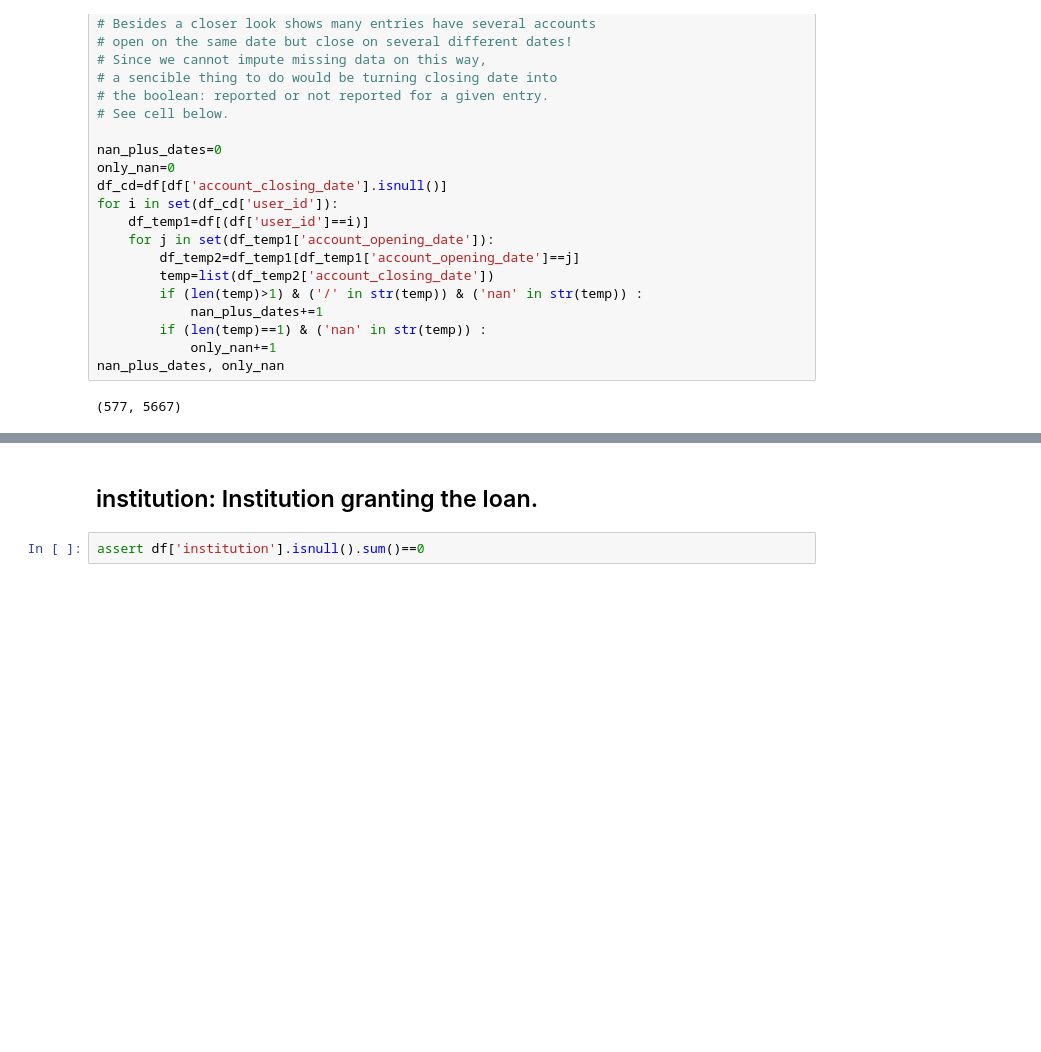
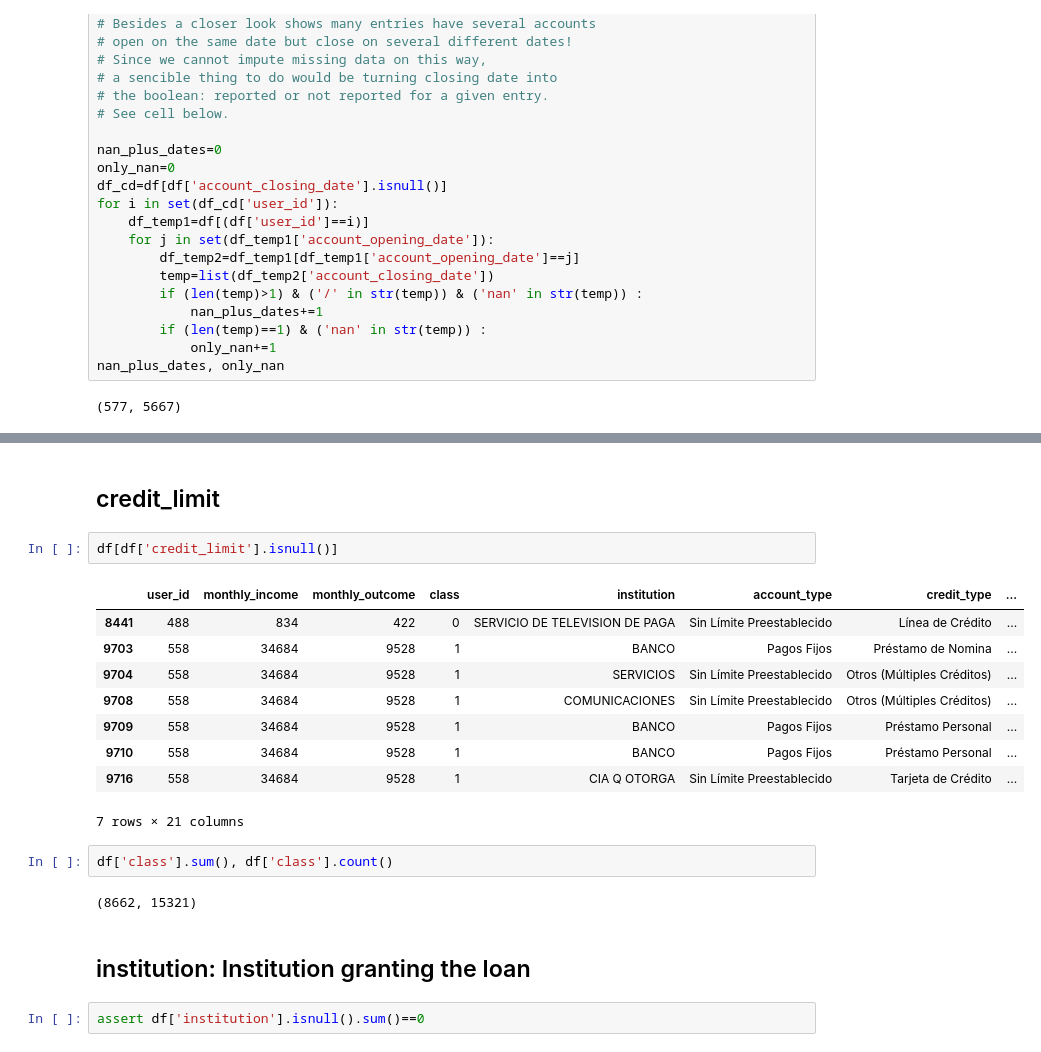
Before and after one commit to reneang17/fintech-demo, a Jupyter notebook: data-understanding.ipynb, the cells around one changed output, grey strips where cells are left out. Cells and saved outputs as stored; diff of their text form; blank space fills up the shorter version.

```diff
--- a/data-understanding.ipynb
+++ b/data-understanding.ipynb
@@ -248,5 +365,23 @@ def fill_account_closing_date(columns):
+# %% [markdown]
+## credit_limit
+# %%
+df[df['credit_limit'].isnull()]
+# %% [output]
+|  | user_id | monthly_income | monthly_outcome | class | institution | account_type | credit_type | ... |
+| 8441 | 488 | 834 | 422 | 0 | SERVICIO DE TELEVISION DE PAGA | Sin Límite Preestablecido | Línea de Crédito | ... |
+| 9703 | 558 | 34684 | 9528 | 1 | BANCO | Pagos Fijos | Préstamo de Nomina | ... |
+| 9704 | 558 | 34684 | 9528 | 1 | SERVICIOS | Sin Límite Preestablecido | Otros (Múltiples Créditos) | ... |
+| 9708 | 558 | 34684 | 9528 | 1 | COMUNICACIONES | Sin Límite Preestablecido | Otros (Múltiples Créditos) | ... |
+| 9709 | 558 | 34684 | 9528 | 1 | BANCO | Pagos Fijos | Préstamo Personal | ... |
+| 9710 | 558 | 34684 | 9528 | 1 | BANCO | Pagos Fijos | Préstamo Personal | ... |
+| 9716 | 558 | 34684 | 9528 | 1 | CIA Q OTORGA | Sin Límite Preestablecido | Tarjeta de Crédito | ... |
+7 rows × 21 columns
+# %%
+df['class'].sum(), df['class'].count()
+# %% [output]
+(8662, 15321)
 # %% [markdown]
-## institution: Institution granting the loan.
+## institution: Institution granting the loan
 # %%
 assert df['institution'].isnull().sum()==0
 # %%
```
Also changed, not shown: parts of 27 cells of this notebook.
